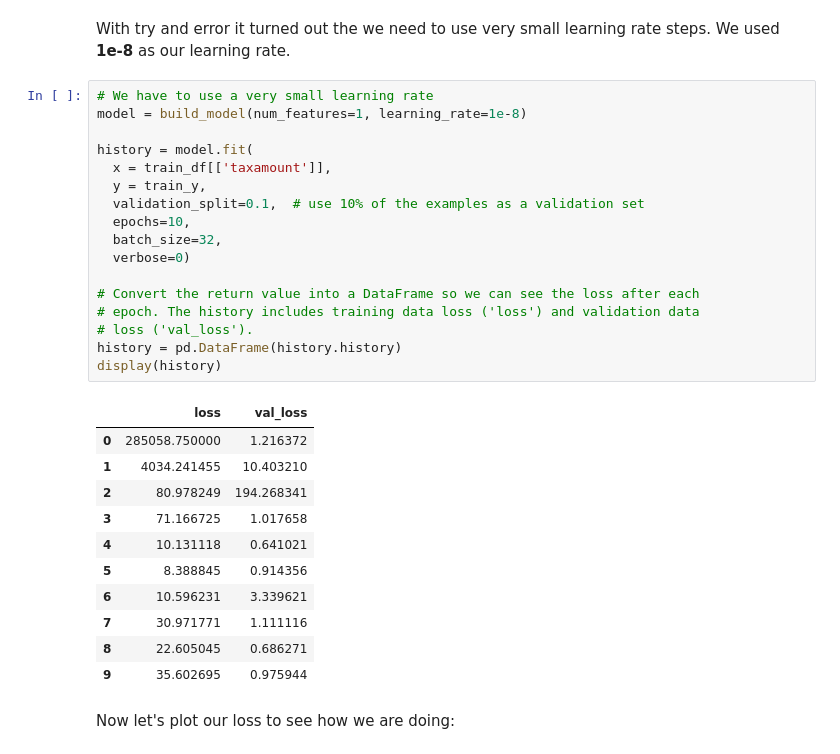
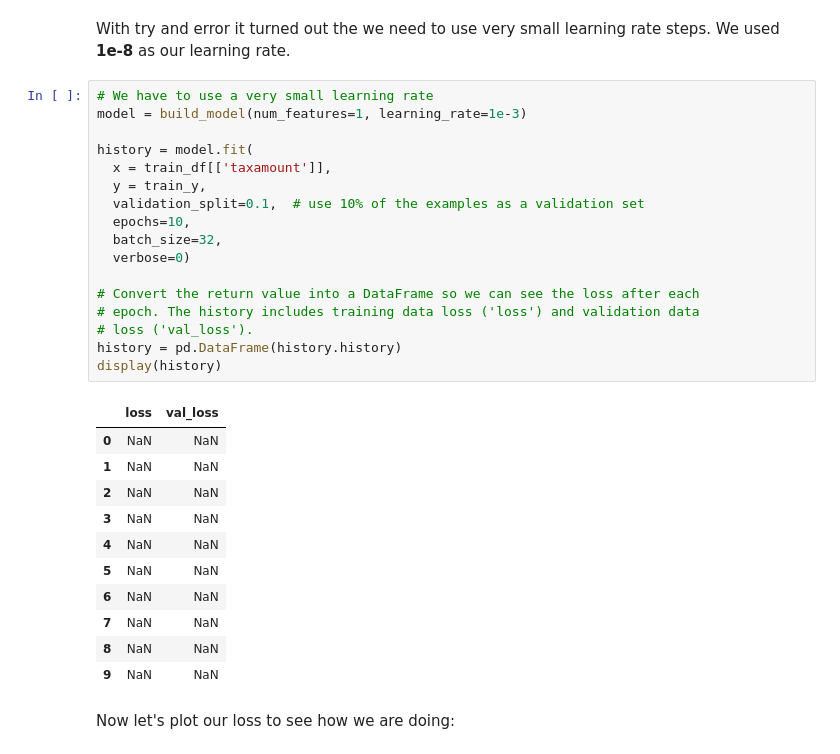
Before and after one commit to AmirMoazzami/207_final_project, a Jupyter notebook: zillow_final_project_207.ipynb, the cells around one changed output. Drawn from its saved outputs; the diff is of its cells as text.

```diff
--- a/zillow_final_project_207.ipynb
+++ b/zillow_final_project_207.ipynb
@@ -346,33 +348,33 @@ def build_model(num_features, learning_rate):
 With try and error it turned out the we need to use very small learning rate steps. We used **1e-8** as our learning rate.
 # %%
 # We have to use a very small learning rate
-model = build_model(num_features=1, learning_rate=1e-8)
+model = build_model(num_features=1, learning_rate=1e-3)
 
 history = model.fit(
   x = train_df[['taxamount']],
   y = train_y,
   validation_split=0.1,  # use 10% of the examples as a validation set
   epochs=10,
   batch_size=32,
   verbose=0)
 
 # Convert the return value into a DataFrame so we can see the loss after each
 # epoch. The history includes training data loss ('loss') and validation data
 # loss ('val_loss').
 history = pd.DataFrame(history.history)
 display(history)
 # %% [output]
 |  | loss | val_loss |
-| 0 | 285058.750000 | 1.216372 |
-| 1 | 4034.241455 | 10.403210 |
-| 2 | 80.978249 | 194.268341 |
-| 3 | 71.166725 | 1.017658 |
-| 4 | 10.131118 | 0.641021 |
-| 5 | 8.388845 | 0.914356 |
-| 6 | 10.596231 | 3.339621 |
-| 7 | 30.971771 | 1.111116 |
-| 8 | 22.605045 | 0.686271 |
-| 9 | 35.602695 | 0.975944 |
+| 0 | NaN | NaN |
+| 1 | NaN | NaN |
+| 2 | NaN | NaN |
+| 3 | NaN | NaN |
+| 4 | NaN | NaN |
+| 5 | NaN | NaN |
+| 6 | NaN | NaN |
+| 7 | NaN | NaN |
+| 8 | NaN | NaN |
+| 9 | NaN | NaN |
 # %% [markdown]
 Now let's plot our loss to see how we are doing:
 # %%
```
Also changed, not shown: parts of 12 cells of this notebook.
